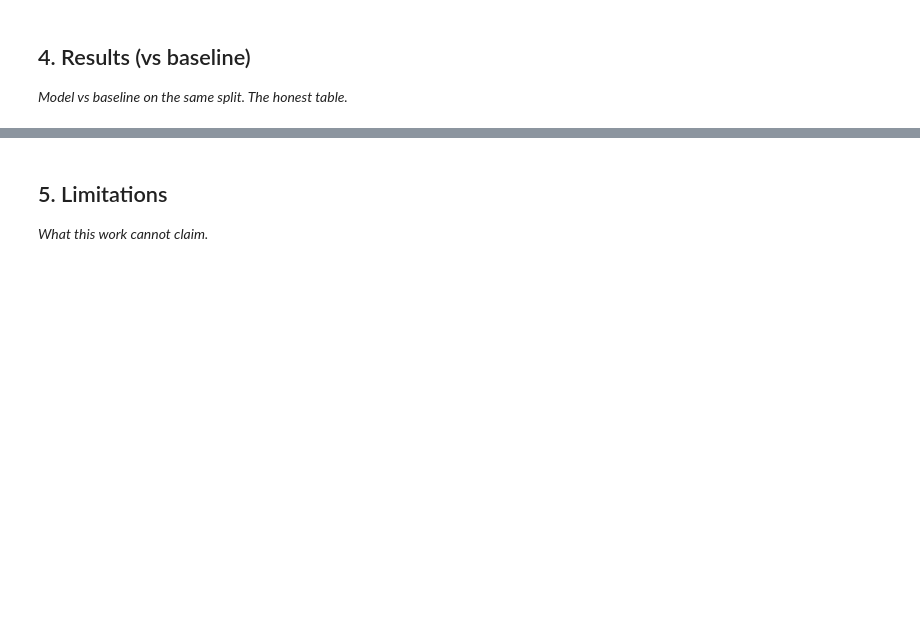
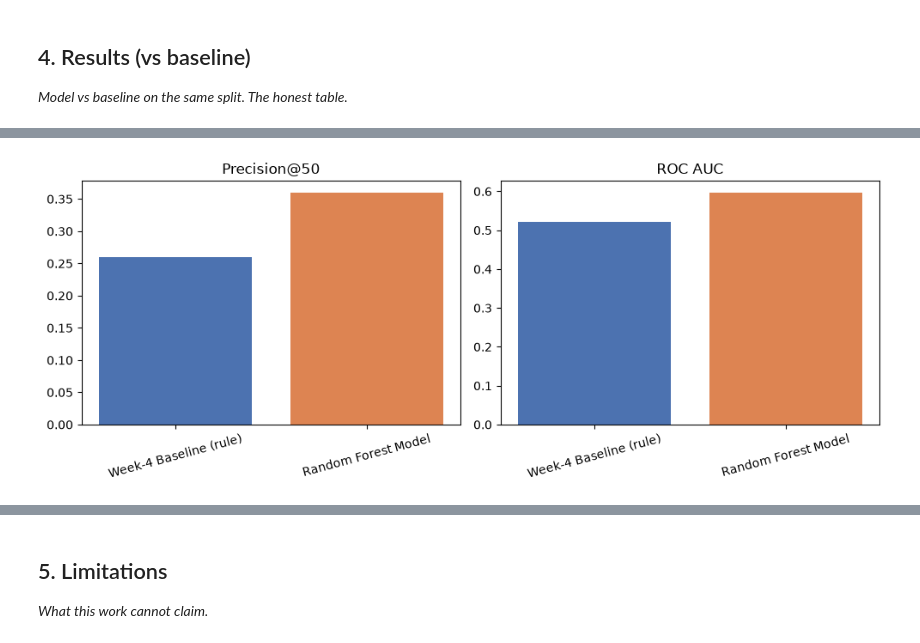
Before and after one commit to rifkiay/flyrank-ml-internship-starter, a Jupyter notebook: work/notebooks/capstone.ipynb, the cells around one changed output, grey strips where cells are left out. Drawn from its saved outputs; the diff is of its cells as text; code cells hidden in the pictures; blank space fills up the shorter version.

```diff
--- a/work/notebooks/capstone.ipynb
+++ b/work/notebooks/capstone.ipynb
@@ -24,0 +88,91 @@ This skeleton is yours to fill. Work the sections **in order** — each one has
+# %%
+from sklearn.model_selection import GroupShuffleSplit, train_test_split
+from sklearn.ensemble import RandomForestClassifier
+from sklearn.metrics import roc_auc_score
+import matplotlib.pyplot as plt
+
+# --- Rebuild feature/label data ---
+features_raw = con.sql(f"""
+SELECT content_hash_id, client_hash_id,
+    AVG(gsc_avg_position) AS avg_position, SUM(gsc_impressions) AS impressions,
+    SUM(gsc_clicks) AS clicks, SUM(ga4_sessions) AS sessions,
+    SUM(ga4_engaged_sessions) AS engaged_sessions, SUM(scroll_events) AS scroll_events,
+    SUM(ga4_pageviews) AS pageviews, SUM(sessions_ai) AS ai_sessions
+FROM read_parquet('{month_path}')
+WHERE gsc_data_available IS TRUE AND report_date BETWEEN '2026-03-01' AND '2026-03-15'
+GROUP BY content_hash_id, client_hash_id HAVING SUM(gsc_impressions) > 0
+""").df()
+
+label_raw = con.sql(f"""
+SELECT content_hash_id, SUM(gsc_impressions) AS impressions_label_window
+FROM read_parquet('{month_path}')
+WHERE gsc_data_available IS TRUE AND report_date BETWEEN '2026-03-16' AND '2026-03-31'
+GROUP BY content_hash_id
+""").df()
+
+data = features_raw.merge(label_raw, on="content_hash_id", how="inner")
+data = data.sort_values("content_hash_id").reset_index(drop=True)
+data["ctr"] = (data["clicks"] / data["impressions"] * 100).fillna(0)
+data["engagement_rate"] = (data["engaged_sessions"] / data["sessions"].replace(0, pd.NA)).fillna(0)
+data["scroll_rate"] = (data["scroll_events"] / data["pageviews"].replace(0, pd.NA)).fillna(0)
+data["ai_session_ratio"] = (data["ai_sessions"] / data["sessions"].replace(0, pd.NA)).fillna(0)
+data["is_declining"] = (data["impressions_label_window"] < data["impressions"] * 0.8).astype(int)
+
+X_cols = ["avg_position", "impressions", "clicks", "ctr", "engagement_rate", "scroll_rate", "ai_session_ratio"]
+X = data[X_cols].fillna(0)
+y = data["is_declining"]
+
+# --- Client-holdout split ---
+groups = data["client_hash_id"]
+splitter = GroupShuffleSplit(n_splits=1, test_size=0.2, random_state=42)
+train_idx, test_idx = next(splitter.split(X, y, groups=groups))
+X_train, X_test = X.iloc[train_idx], X.iloc[test_idx]
+y_train, y_test = y.iloc[train_idx], y.iloc[test_idx]
+
+model = RandomForestClassifier(n_estimators=200, max_depth=8, random_state=42, class_weight="balanced")
+model.fit(X_train, y_train)
+test_data = data.iloc[test_idx].copy()
+test_data["model_score"] = model.predict_proba(X_test)[:, 1]
+
+# --- Baseline on same test set ---
+def tier_of(pos):
+    if pos <= 0: return "no_data"
+    elif pos <= 3: return "top_3"
+    elif pos <= 10: return "page_1"
+    elif pos <= 20: return "striking"
+    elif pos <= 50: return "page_3_5"
+    else: return "deep"
+expected_ctr = {"top_3": 0.381, "page_1": 0.323, "striking": 0.315, "page_3_5": 0.137, "deep": 0.044, "no_data": None}
+test_data["position_tier"] = test_data["avg_position"].apply(tier_of)
+test_data["expected_ctr"] = test_data["position_tier"].map(expected_ctr)
+def ctr_gap(row):
+    if row["expected_ctr"] is None or row["expected_ctr"] == 0: return 0
+    return max(0, min(1, (row["expected_ctr"] - row["ctr"]) / row["expected_ctr"]))
+test_data["ctr_gap_score"] = test_data.apply(ctr_gap, axis=1)
+test_data["striking_distance_score"] = ((test_data["position_tier"] == "striking") & (test_data["impressions"] >= 20)).astype(int)
+test_data["baseline_score"] = 0.5 * test_data["ctr_gap_score"] + 0.5 * test_data["striking_distance_score"]
+
+def precision_at_k(df, score_col, label_col, k=50):
+    return df.sort_values(score_col, ascending=False).head(k)[label_col].mean()
+
+results = pd.DataFrame({
+    "Method": ["Week-4 Baseline (rule)", "Random Forest Model"],
+    "Precision@50": [round(precision_at_k(test_data, "baseline_score", "is_declining"), 3),
+                      round(precision_at_k(test_data, "model_score", "is_declining"), 3)],
+    "ROC AUC": [round(roc_auc_score(test_data["is_declining"], test_data["baseline_score"]), 3),
+                round(roc_auc_score(y_test, model.predict_proba(X_test)[:, 1]), 3)]
+})
+print(results)
+
+# Chart for the paper
+fig, ax = plt.subplots(1, 2, figsize=(10, 4))
+ax[0].bar(results["Method"], results["Precision@50"], color=["#4C72B0", "#DD8452"])
+ax[0].set_title("Precision@50")
+ax[0].tick_params(axis='x', rotation=15)
+ax[1].bar(results["Method"], results["ROC AUC"], color=["#4C72B0", "#DD8452"])
+ax[1].set_title("ROC AUC")
+ax[1].tick_params(axis='x', rotation=15)
+plt.tight_layout()
+plt.savefig("../figures/model_vs_baseline.png", dpi=150)
+plt.show()
+# %% [output]
@@ -24,0 +182 @@ This skeleton is yours to fill. Work the sections **in order** — each one has
+[figure, added]
```
Also changed, not shown: parts of 14 cells of this notebook, 12 other files.
